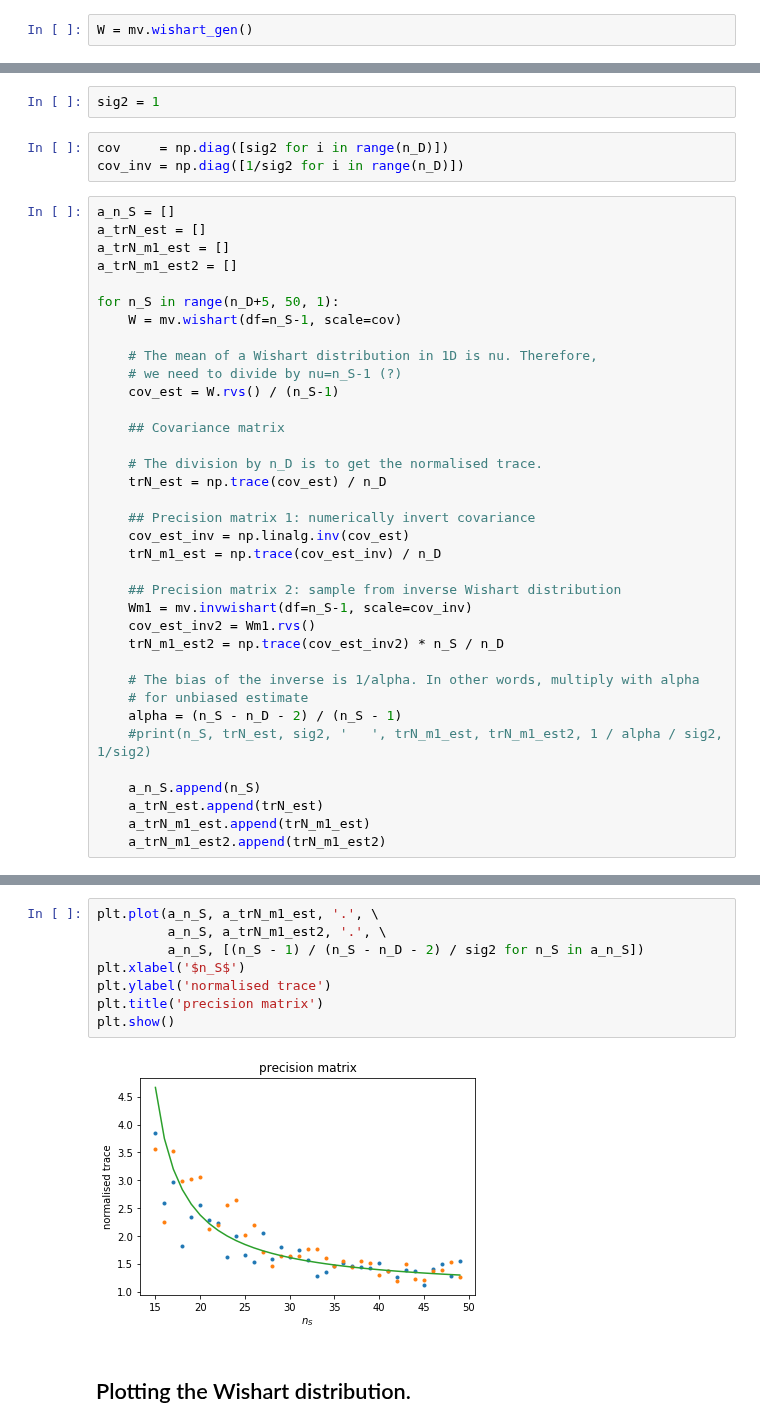
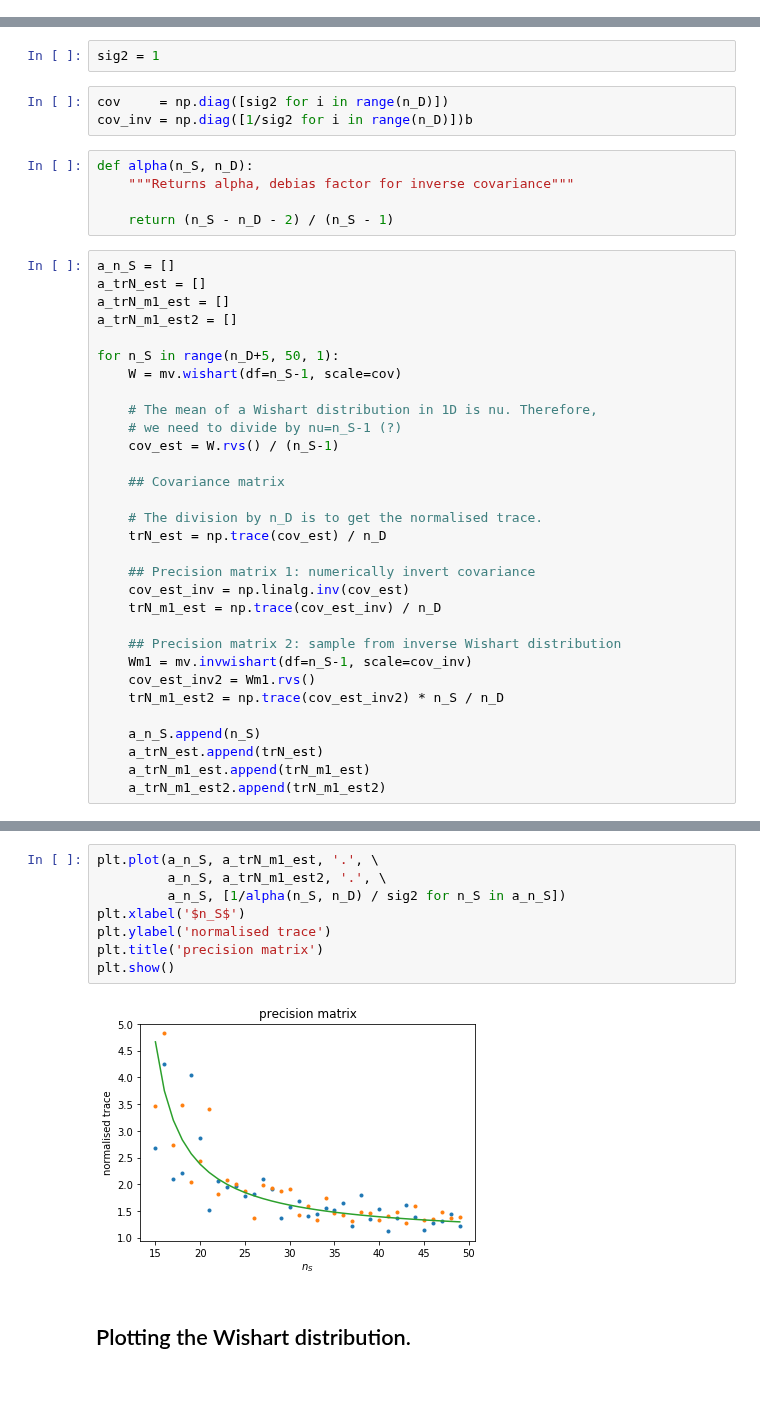
Before and after one commit to emilleishida/CorrMatrix_ABC, a Jupyter notebook: scripts/cov_matrix_definition/wishart.ipynb, the cells around one changed output, grey strips where cells are left out. Saved outputs shown, nothing was run; the diff lists cells and outputs as text; blank space fills up the shorter version.

Commit message:
W plot updated; ref added

```diff
--- a/scripts/cov_matrix_definition/wishart.ipynb
+++ b/scripts/cov_matrix_definition/wishart.ipynb
@@ -9,5 +9,3 @@ is $\nu \Sigma$, not $\Sigma$ as stated in eq. (17) of TJK13.
 import scipy.stats._multivariate as mv
 # %% [markdown]
 ## The following is an alternative definition of a Wishart random variable.
-# %%
-W = mv.wishart_gen()
@@ -29,7 +17,12 @@ n_D = 10
 sig2 = 1
 # %%
 cov     = np.diag([sig2 for i in range(n_D)])
-cov_inv = np.diag([1/sig2 for i in range(n_D)])
+cov_inv = np.diag([1/sig2 for i in range(n_D)])b
+# %%
+def alpha(n_S, n_D):
+    """Returns alpha, debias factor for inverse covariance"""
+
+    return (n_S - n_D - 2) / (n_S - 1)
 # %%
 a_n_S = []
 a_trN_est = []
@@ -57,11 +50,6 @@ for n_S in range(n_D+5, 50, 1):
     cov_est_inv2 = Wm1.rvs()
     trN_m1_est2 = np.trace(cov_est_inv2) * n_S / n_D
 
-    # The bias of the inverse is 1/alpha. In other words, multiply with alpha
-    # for unbiased estimate
-    alpha = (n_S - n_D - 2) / (n_S - 1)
-    #print(n_S, trN_est, sig2, '   ', trN_m1_est, trN_m1_est2, 1 / alpha / sig2, 1/sig2)
-
     a_n_S.append(n_S)
     a_trN_est.append(trN_est)
     a_trN_m1_est.append(trN_m1_est)
@@ -77,13 +65,13 @@ plt.show()
 # %%
 plt.plot(a_n_S, a_trN_m1_est, '.', \
          a_n_S, a_trN_m1_est2, '.', \
-         a_n_S, [(n_S - 1) / (n_S - n_D - 2) / sig2 for n_S in a_n_S])
+         a_n_S, [1/alpha(n_S, n_D) / sig2 for n_S in a_n_S])
 plt.xlabel('$n_S$')
 plt.ylabel('normalised trace')
 plt.title('precision matrix')
 plt.show()
 # %% [output]
-[figure, old version]
+[figure, new version]
 # %% [markdown]
 ## Plotting the Wishart distribution.
 # %%
```
Also changed, not shown: parts of 8 cells of this notebook, 2 other files.
